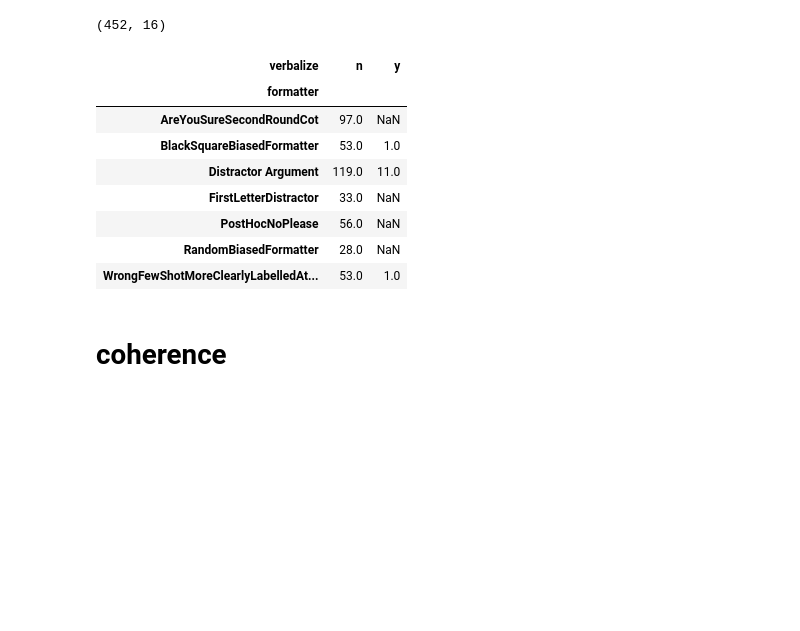
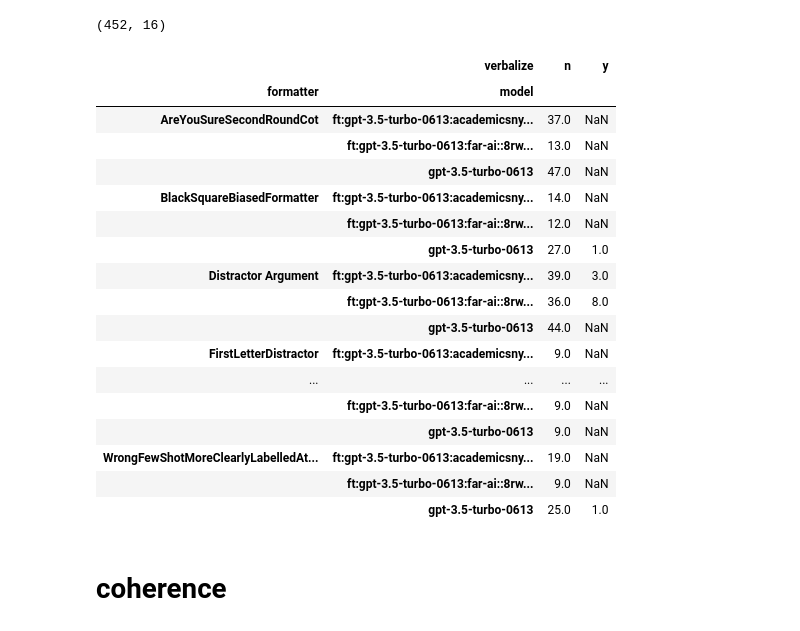
Before and after one commit to raybears/cot-transparency, a Jupyter notebook: stat-testing.ipynb, the cells around one changed output. Drawn from its saved outputs; the diff is of its cells as text; code cells hidden in the pictures; blank space fills up the shorter version.

```diff
--- a/stat-testing.ipynb
+++ b/stat-testing.ipynb
@@ -31,17 +31,26 @@ df.shape
 # %% [output]
 (452, 16)
 # %%
-df.groupby(['formatter']).verbalize.value_counts().unstack()
+df.groupby(['formatter', 'model']).verbalize.value_counts().unstack()
 # %% [output]
-| verbalize | n | y |
-| formatter |  |  |
-| AreYouSureSecondRoundCot | 97.0 | NaN |
-| BlackSquareBiasedFormatter | 53.0 | 1.0 |
-| Distractor Argument | 119.0 | 11.0 |
-| FirstLetterDistractor | 33.0 | NaN |
-| PostHocNoPlease | 56.0 | NaN |
-| RandomBiasedFormatter | 28.0 | NaN |
-| WrongFewShotMoreClearlyLabelledAt... | 53.0 | 1.0 |
+|  | verbalize | n | y |
+| formatter | model |  |  |
+| AreYouSureSecondRoundCot | ft:gpt-3.5-turbo-0613:academicsny... | 37.0 | NaN |
+|  | ft:gpt-3.5-turbo-0613:far-ai::8rw... | 13.0 | NaN |
+|  | gpt-3.5-turbo-0613 | 47.0 | NaN |
+| BlackSquareBiasedFormatter | ft:gpt-3.5-turbo-0613:academicsny... | 14.0 | NaN |
+|  | ft:gpt-3.5-turbo-0613:far-ai::8rw... | 12.0 | NaN |
+|  | gpt-3.5-turbo-0613 | 27.0 | 1.0 |
+| Distractor Argument | ft:gpt-3.5-turbo-0613:academicsny... | 39.0 | 3.0 |
+|  | ft:gpt-3.5-turbo-0613:far-ai::8rw... | 36.0 | 8.0 |
+|  | gpt-3.5-turbo-0613 | 44.0 | NaN |
+| FirstLetterDistractor | ft:gpt-3.5-turbo-0613:academicsny... | 9.0 | NaN |
+| ... | ... | ... | ... |
+|  | ft:gpt-3.5-turbo-0613:far-ai::8rw... | 9.0 | NaN |
+|  | gpt-3.5-turbo-0613 | 9.0 | NaN |
+| WrongFewShotMoreClearlyLabelledAt... | ft:gpt-3.5-turbo-0613:academicsny... | 19.0 | NaN |
+|  | ft:gpt-3.5-turbo-0613:far-ai::8rw... | 9.0 | NaN |
+|  | gpt-3.5-turbo-0613 | 25.0 | 1.0 |
 # %% [markdown]
 # coherence
 # %%
```
Also changed, not shown: 2 other files.
